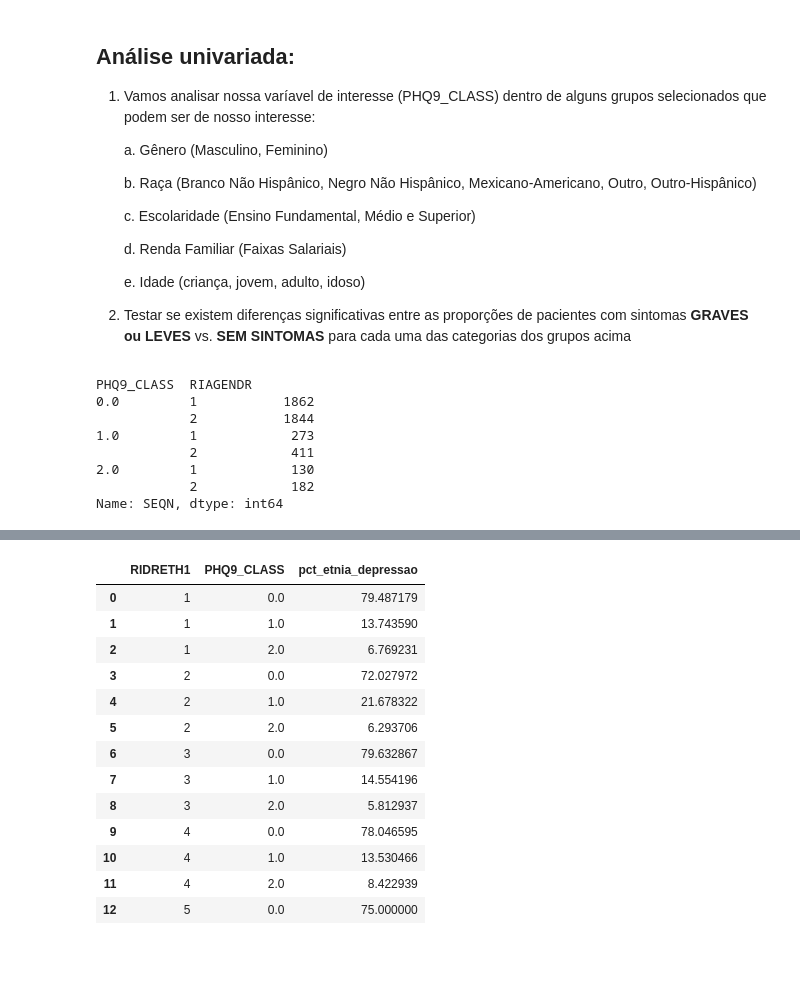
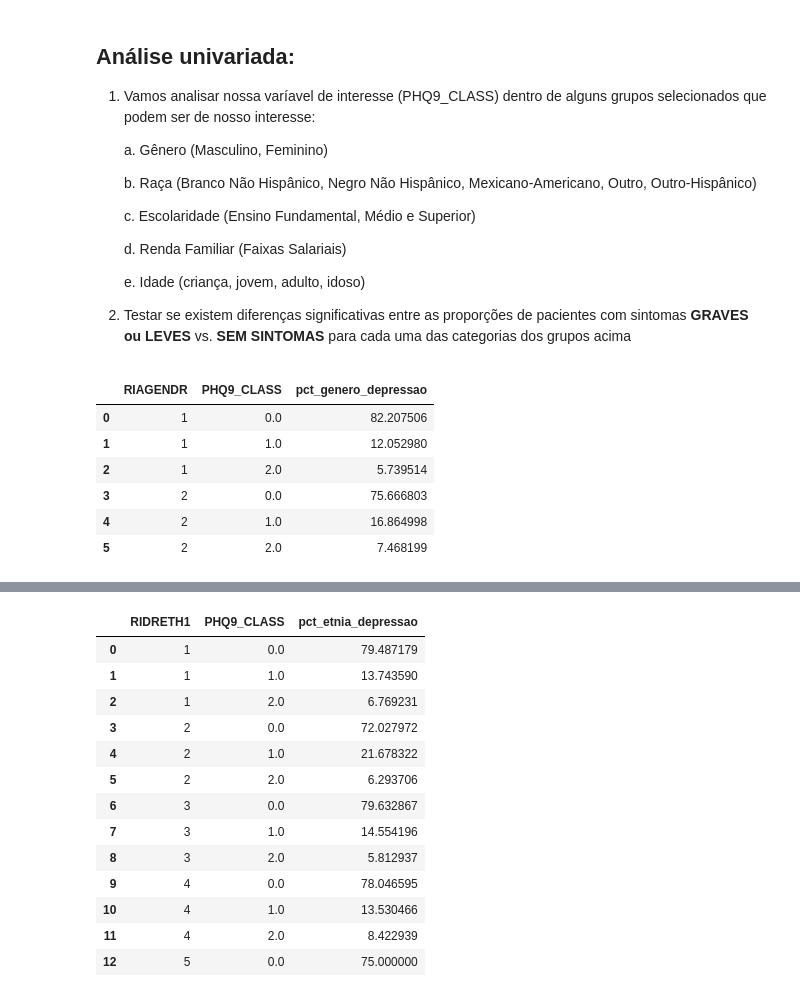
Before and after one commit to LuizAlbino/nhnes-data-project, a Jupyter notebook: main-notebook.ipynb, the cells around one changed output, grey strips where cells are left out. Drawn from its saved outputs; the diff is of its cells as text; code cells hidden in the pictures; blank space fills up the shorter version.

```diff
--- a/main-notebook.ipynb
+++ b/main-notebook.ipynb
@@ -242,18 +242,27 @@ df_final = df_join.reset_index().dropna()
     e. Idade (criança, jovem, adulto, idoso)
 
 2. Testar se existem diferenças significativas entre as proporções de pacientes com sintomas <b>GRAVES ou LEVES</b> vs. <b>SEM SINTOMAS</b> para cada uma das categorias dos grupos acima
-# %%
-#Para GÊNERO
-
-df_gender = df_final.groupby(['PHQ9_CLASS', 'RIAGENDR'])['SEQN'].count()
-
-df_gender
-# %% [output]
-PHQ9_CLASS  RIAGENDR
-0.0         1           1862
-            2           1844
-1.0         1            273
-            2            411
-2.0         1            130
-            2            182
-Name: SEQN, dtype: int64
+# %%
+#Para GÊNERO
+
+#Group By -> Agrupa o dataset em torno da coluna de GENERO dos participantes
+#Size pega o tamanho daquele campo agrupado
+#Reset index (name='total_genero') -> recria a tabela com um campo de totalizador
+
+df_gender = df_final.groupby(['RIAGENDR']).size().reset_index(name='total_genero')
+
+df_gender_phq9_class = df_final.groupby(['PHQ9_CLASS','RIAGENDR']).size().reset_index(name='total_pessoas')
+
+df_gender = pd.merge(df_gender, df_gender_phq9_class, on=['RIAGENDR','RIAGENDR'])
+
+df_gender['pct_genero_depressao'] = df_gender['total_pessoas'] * 100 / df_gender['total_genero']
+
+df_gender[['RIAGENDR','PHQ9_CLASS','pct_genero_depressao']]
+# %% [output]
+|  | RIAGENDR | PHQ9_CLASS | pct_genero_depressao |
+| 0 | 1 | 0.0 | 82.207506 |
+| 1 | 1 | 1.0 | 12.052980 |
+| 2 | 1 | 2.0 | 5.739514 |
+| 3 | 2 | 0.0 | 75.666803 |
+| 4 | 2 | 1.0 | 16.864998 |
+| 5 | 2 | 2.0 | 7.468199 |
```
Also changed, not shown: parts of 1 cell of this notebook.
